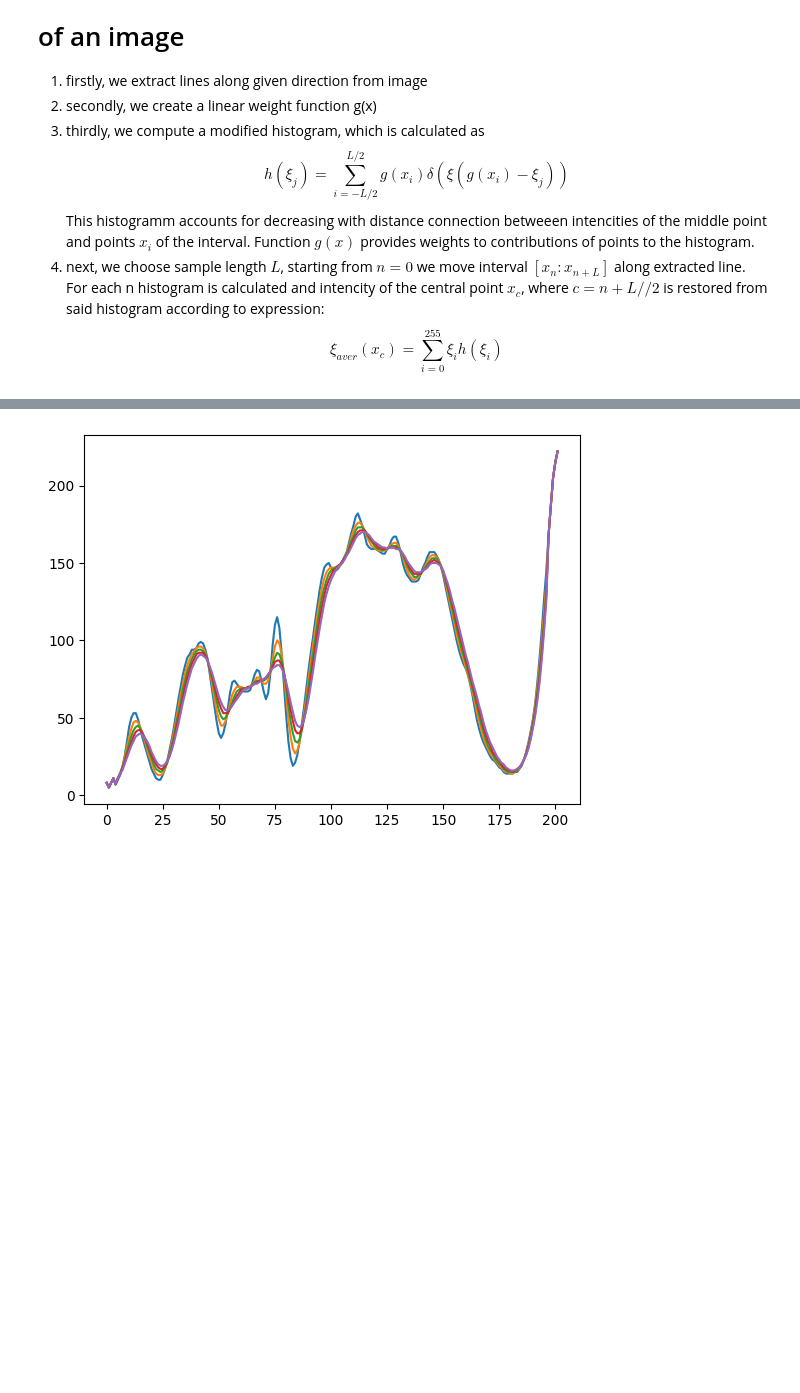
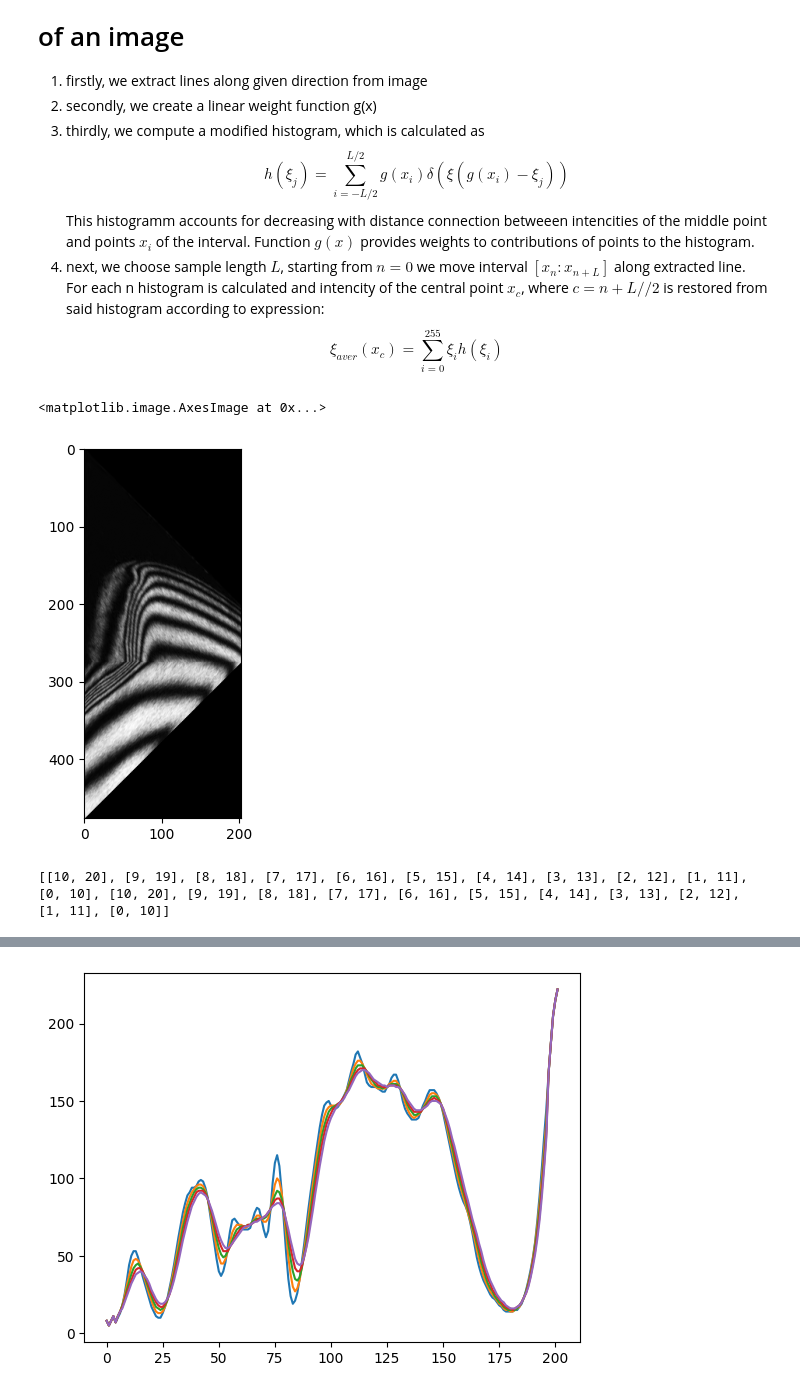
Before and after one commit to annamogo/DiplomaLISF, a Jupyter notebook: fringe_example/Gurov2006.ipynb, the cells around one changed output, grey strips where cells are left out. Saved outputs shown, nothing was run; the diff lists cells and outputs as text; code cells hidden in the pictures; blank space fills up the shorter version.

Commit message:
Gurov2006_direction field retrieve

```diff
--- a/fringe_example/Gurov2006.ipynb
+++ b/fringe_example/Gurov2006.ipynb
@@ -141,3 +231,20 @@ def get_line(img, alpha, x0) -> tuple:
+# %%
+alpha = np.pi/4
+dlines, dpoints = get_direction(img, alpha)
+
+line_img = direction_img(dlines)
+plt.figure()
+plt.imshow(line_img, cmap='gray', vmin=0, vmax=255)
+# %% [output]
+<matplotlib.image.AxesImage at 0x...>
+[figure, added]
+# %%
+a = [[x,y] for x,y in zip(list(range(10)), list(range(10,20)))]
+a.append([10,20])
+a.reverse()
+print(a+a)
+# %% [output]
+[[10, 20], [9, 19], [8, 18], [7, 17], [6, 16], [5, 15], [4, 14], [3, 13], [2, 12], [1, 11], [0, 10], [10, 20], [9, 19], [8, 18], [7, 17], [6, 16], [5, 15], [4, 14], [3, 13], [2, 12], [1, 11], [0, 10]]
 # %%
 def draw_points(img, points) -> np.ndarray:
     img_out = copy.deepcopy(img)
```
Also changed, not shown: parts of 7 cells of this notebook.
